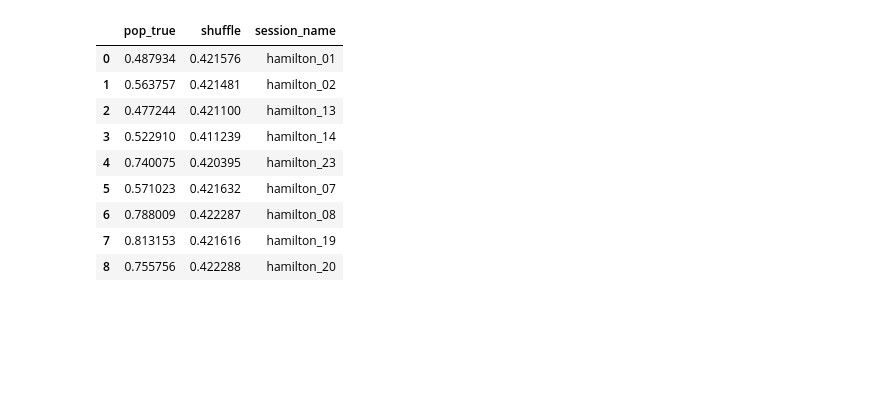
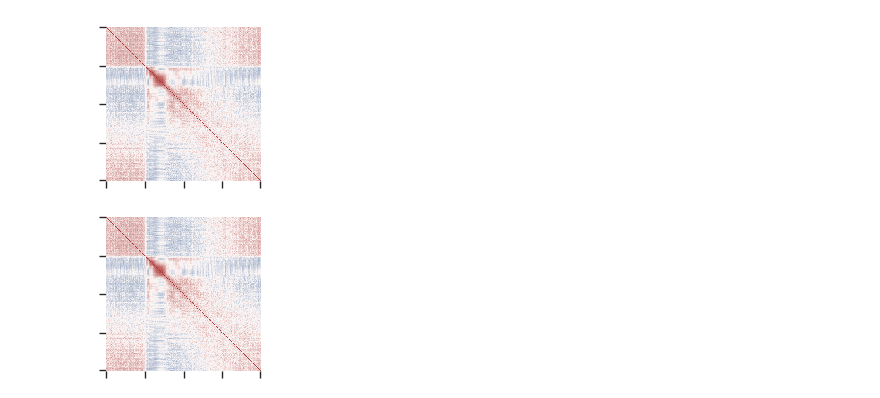
Before and after one commit to Ruairi-osul/SSRI-Interactions, a Jupyter notebook: notebooks/Foot Shock - Slow/Decode Fast Figure.ipynb, the cells around one changed output. Saved outputs shown, nothing was run; the diff lists cells and outputs as text; code cells hidden in the pictures; blank space fills up the shorter version.

```diff
--- a/notebooks/Foot Shock - Slow/Decode Fast Figure.ipynb
+++ b/notebooks/Foot Shock - Slow/Decode Fast Figure.ipynb
@@ -12,5 +21,5 @@ from ssri_interactions.io import load_derived_generic
 # %%
-# sns.set_theme(context="paper", style="ticks", font_scale=1.5)
+sns.set_theme(context="paper", style="ticks")
 # %%
 # load PSTH and F1 Scores
 
@@ -71,19 +45,0 @@ similarity_map(
-# %%
-# Plot UMAP
-from ssri_interactions.umap import umap_spikes
-
-def plot_umap_ts(df, f, time_col="bin", dim1_col="d1", dim2_col="d2", **plot_kwargs):
-    ax1, ax2 = f.subplots(2, 1)
-    ax1.plot(df[time_col], df[dim1_col], **plot_kwargs)
-    ax2.plot(df[time_col], df[dim2_col], **plot_kwargs)
-
-
-df_umap_sal = umap_spikes(df_psth_sal)
-df_umap_cit = umap_spikes(df_psth_cit)
-
-f = plt.figure(figsize=(4, 4))
-f_sal, f_cit = f.subfigures(ncols=2)
-
-
-plot_umap_ts(df_umap_sal, f_sal, color="black")
-plot_umap_ts(df_umap_cit, f_cit, color="black")
@@ -92,15 +46,24 @@ plot_umap_ts(df_umap_cit, f_cit, color="black")
-# %%
-# Plot f1 score line plots offset
-
-df_f1_pop
-# %% [output]
-|  | pop_true | shuffle | session_name |
-| 0 | 0.487934 | 0.421576 | hamilton_01 |
-| 1 | 0.563757 | 0.421481 | hamilton_02 |
-| 2 | 0.477244 | 0.421100 | hamilton_13 |
-| 3 | 0.522910 | 0.411239 | hamilton_14 |
-| 4 | 0.740075 | 0.420395 | hamilton_23 |
-| 5 | 0.571023 | 0.421632 | hamilton_07 |
-| 6 | 0.788009 | 0.422287 | hamilton_08 |
-| 7 | 0.813153 | 0.421616 | hamilton_19 |
-| 8 | 0.755756 | 0.422288 | hamilton_20 |
+# %%
+def plot_similarity_map(df, **figure_kwargs):
+    f = plt.figure(**figure_kwargs)
+    ax = f.subplots()
+    similarity_map(
+        df_binned_piv=df,
+        z=True,
+        metric="cosine",
+        ax=ax,
+        heatmap_kwargs=dict(cmap="vlag", vmin=-1, vmax=1, robust=True, cbar=False),
+        )
+    ax.set_yticks([0, 50, 100, 150, 199])
+    ax.set_xticks([0, 50, 100, 150, 199])
+    return f, ax
+
+
+f_sal, ax_sal = plot_similarity_map(df_psth_sal.dropna(axis=1), figsize=(2, 2))
+f_cit, ax_cit = plot_similarity_map(df_psth_sal.dropna(axis=1), figsize=(2, 2))
+
+f_sal.savefig(fig_dir / "fs_fast_sal_similarity_map.png", bbox_inches="tight", dpi=300)
+f_cit.savefig(fig_dir / "fs_fast_cit_similarity_map.png", bbox_inches="tight", dpi=300)
+# %% [output]
+[figure, added]
+[figure, added]
```
Also changed, not shown: parts of 8 cells of this notebook, 10 other files.
